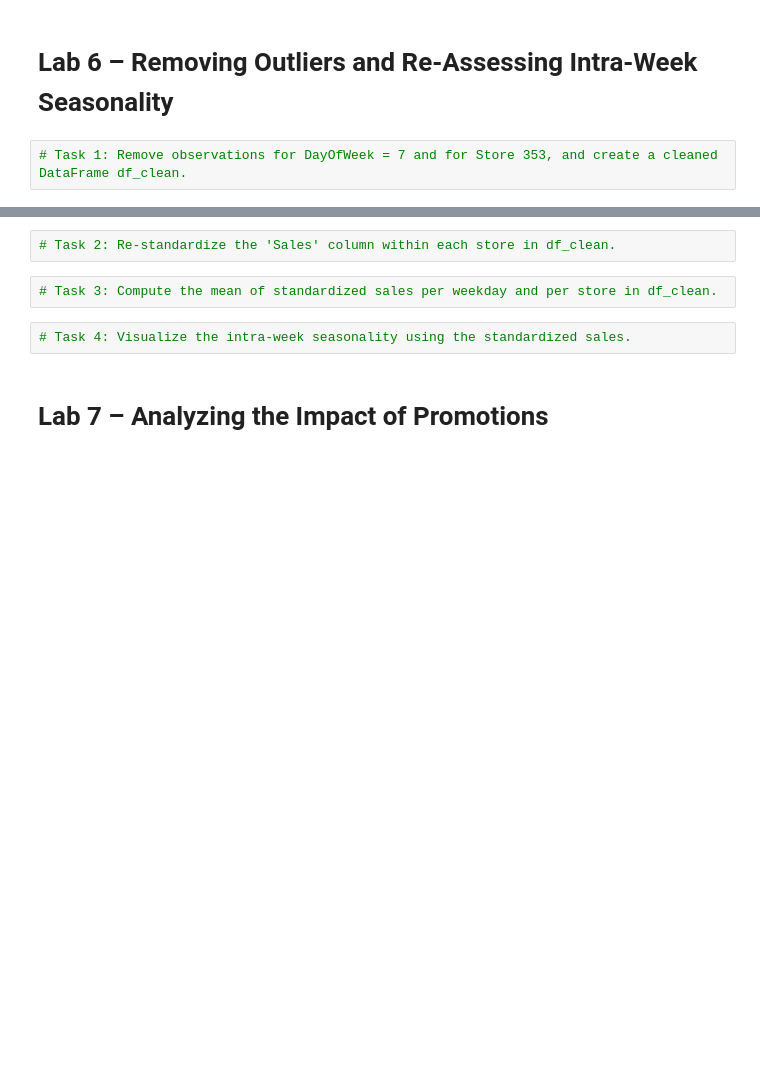
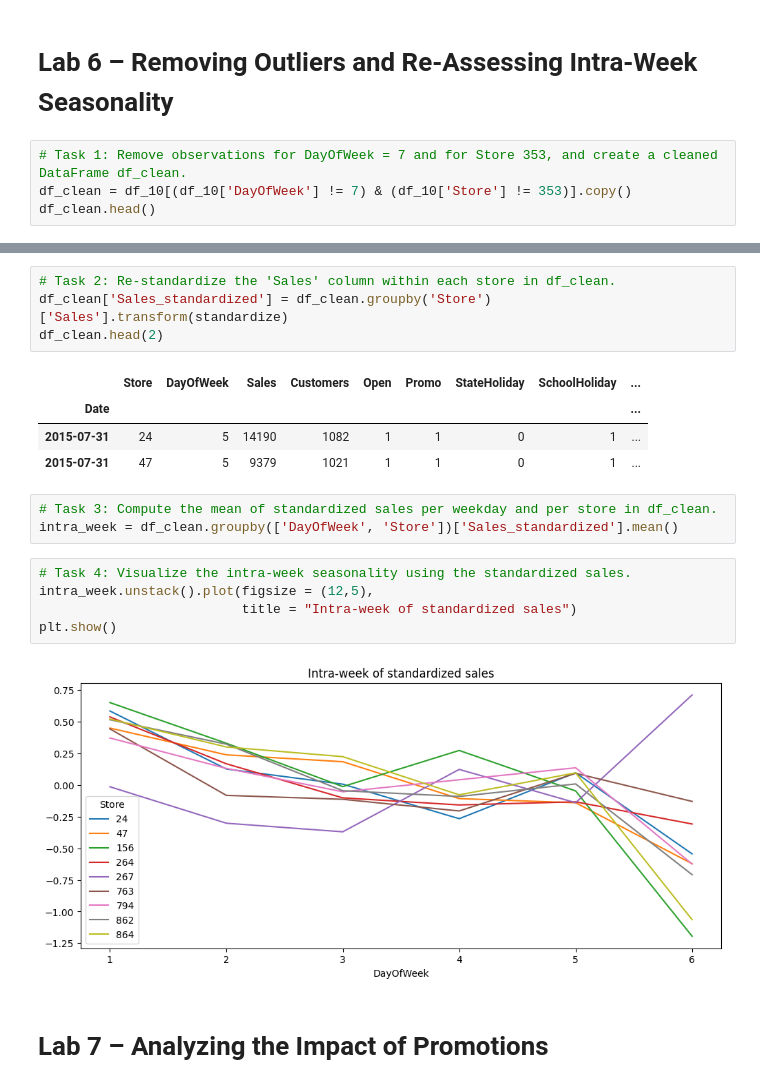
Before and after one commit to nurcoz/Udemy_time_series, a Jupyter notebook: Lab 3 - Starter.ipynb, the cells around one changed output, grey strips where cells are left out. Drawn from its saved outputs; the diff is of its cells as text; blank space fills up the shorter version.

```diff
--- a/Lab 3 - Starter.ipynb
+++ b/Lab 3 - Starter.ipynb
@@ -226,3 +261,5 @@ df_10.groupby(['DayOfWeek', 'Store'])['Sales_standardized'].mean().unstack().plo
 # Lab 6 – Removing Outliers and Re-Assessing Intra-Week Seasonality
 # %%
 # Task 1: Remove observations for DayOfWeek = 7 and for Store 353, and create a cleaned DataFrame df_clean.
+df_clean = df_10[(df_10['DayOfWeek'] != 7) & (df_10['Store'] != 353)].copy()
+df_clean.head()
@@ -229,9 +274,22 @@ df_10.groupby(['DayOfWeek', 'Store'])['Sales_standardized'].mean().unstack().plo
 # %%
 # Task 2: Re-standardize the 'Sales' column within each store in df_clean.
+df_clean['Sales_standardized'] = df_clean.groupby('Store')['Sales'].transform(standardize)
+df_clean.head(2)
+# %% [output]
+|  | Store | DayOfWeek | Sales | Customers | Open | Promo | StateHoliday | SchoolHoliday | ... |
+| Date |  |  |  |  |  |  |  |  | ... |
+| 2015-07-31 | 24 | 5 | 14190 | 1082 | 1 | 1 | 0 | 1 | ... |
+| 2015-07-31 | 47 | 5 | 9379 | 1021 | 1 | 1 | 0 | 1 | ... |
 # %%
 # Task 3: Compute the mean of standardized sales per weekday and per store in df_clean.
+intra_week = df_clean.groupby(['DayOfWeek', 'Store'])['Sales_standardized'].mean()
 # %%
 # Task 4: Visualize the intra-week seasonality using the standardized sales.
+intra_week.unstack().plot(figsize = (12,5),
+                          title = "Intra-week of standardized sales")
+plt.show()
+# %% [output]
+[figure, added]
 # %% [markdown]
 # Lab 7 – Analyzing the Impact of Promotions
 # %%
```
Also changed, not shown: parts of 8 cells of this notebook.
